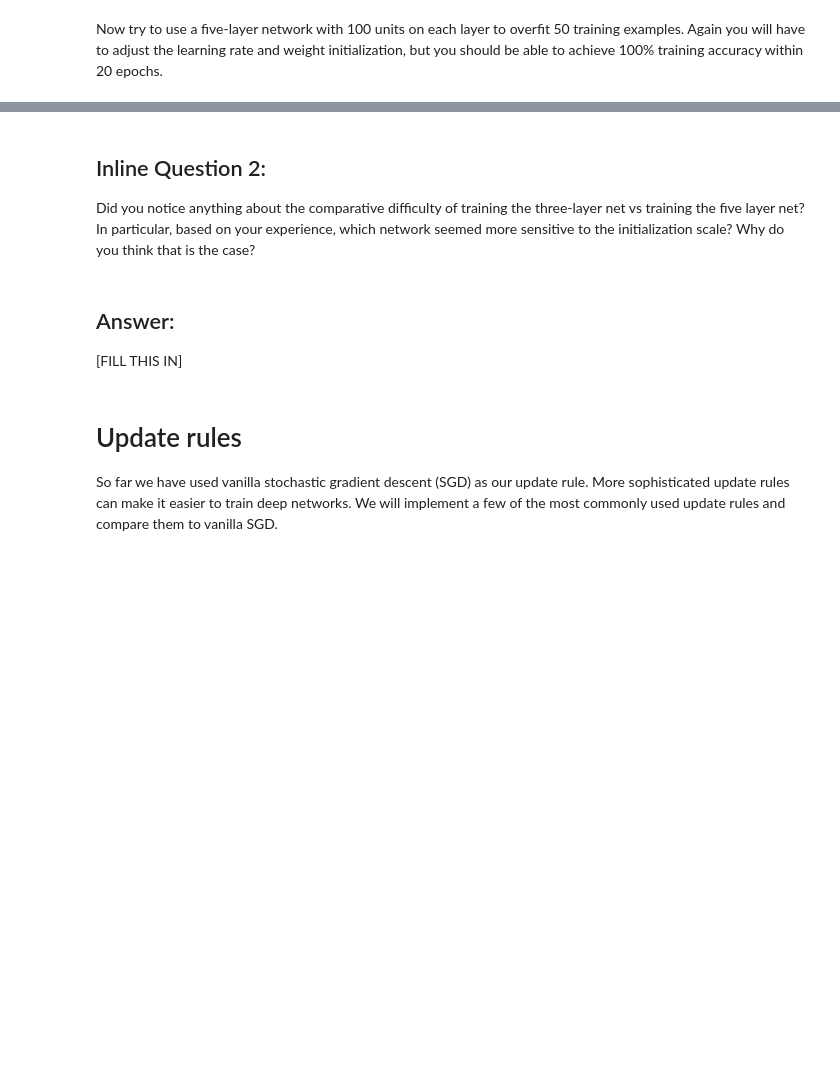
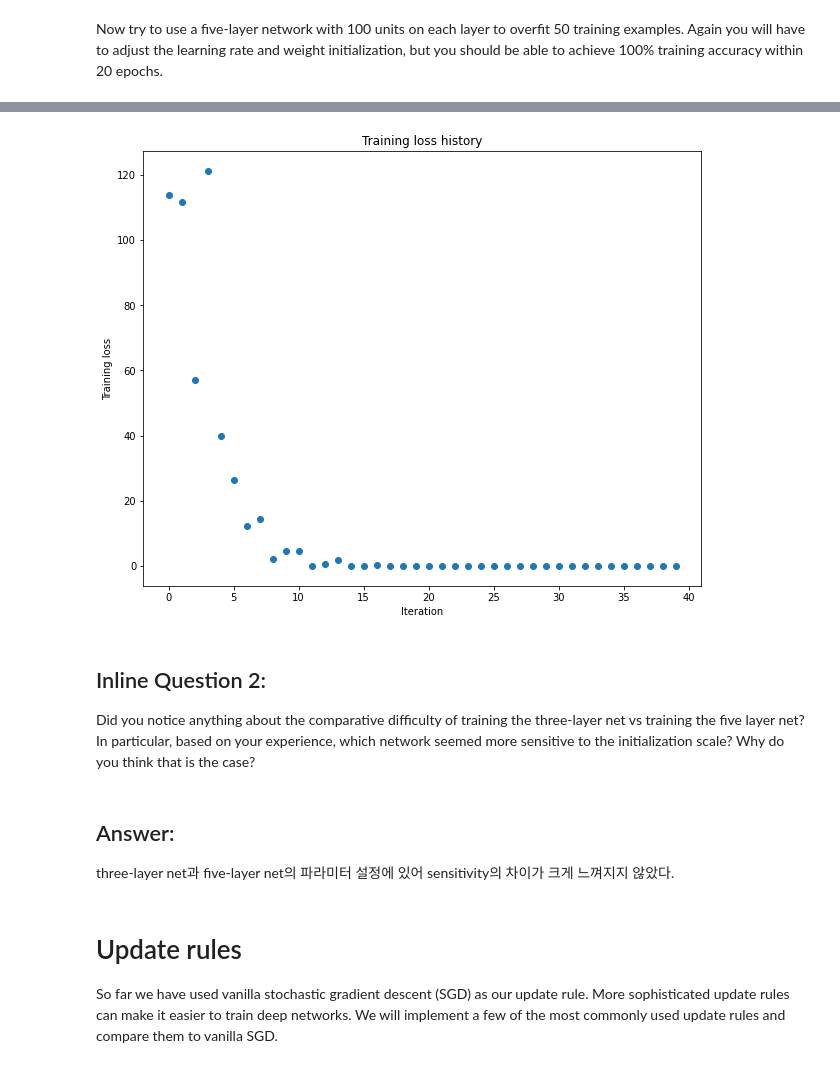
Before and after one commit to yedini/cs231n, a Jupyter notebook: assignment2/FullyConnectedNets.ipynb, the cells around one changed output, grey strips where cells are left out. Cells and saved outputs as stored; diff of their text form; code cells hidden in the pictures; blank space fills up the shorter version.

```diff
--- a/assignment2/FullyConnectedNets.ipynb
+++ b/assignment2/FullyConnectedNets.ipynb
@@ -438,8 +528,8 @@ small_data = {
   'y_val': data['y_val'],
 }
 
-learning_rate = 2e-3
-weight_scale = 1e-5
+learning_rate = 1e-3
+weight_scale = 1e-1
 model = FullyConnectedNet([100, 100, 100, 100],
                 weight_scale=weight_scale, dtype=np.float64)
 solver = Solver(model, small_data,
@@ -456,3 +546,4 @@ plt.title('Training loss history')
 plt.xlabel('Iteration')
 plt.ylabel('Training loss')
 plt.show()
+# %% [output]
@@ -459,9 +567,10 @@ plt.show()
+[figure, added]
 # %% [markdown]
 ## Inline Question 2:
 Did you notice anything about the comparative difficulty of training the three-layer net vs training the five layer net? In particular, based on your experience, which network seemed more sensitive to the initialization scale? Why do you think that is the case?
-# %% [markdown]
-## Answer:
-[FILL THIS IN]
+# %% [markdown]
+## Answer:
+three-layer net과 five-layer net의 파라미터 설정에 있어 sensitivity의 차이가 크게 느껴지지 않았다.
 # %% [markdown]
 # Update rules
 So far we have used vanilla stochastic gradient descent (SGD) as our update rule. More sophisticated update rules can make it easier to train deep networks. We will implement a few of the most commonly used update rules and compare them to vanilla SGD.
```
Also changed, not shown: parts of 22 cells of this notebook, 4 other files.
